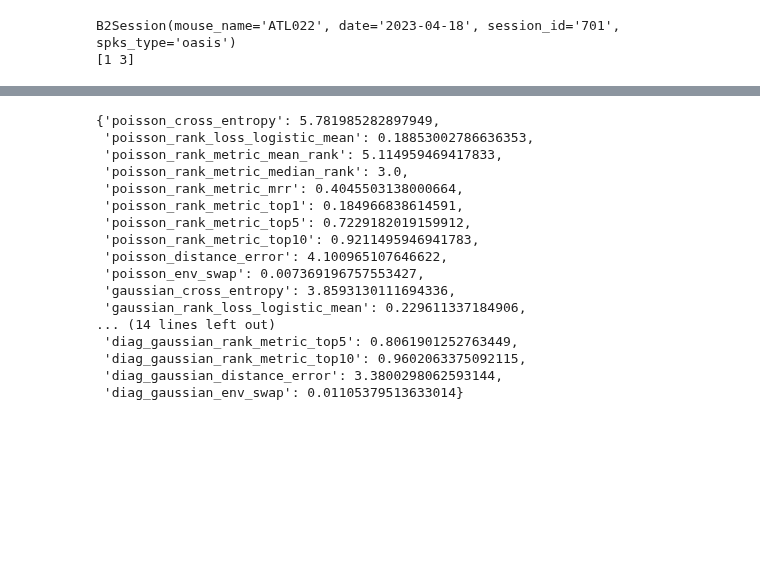
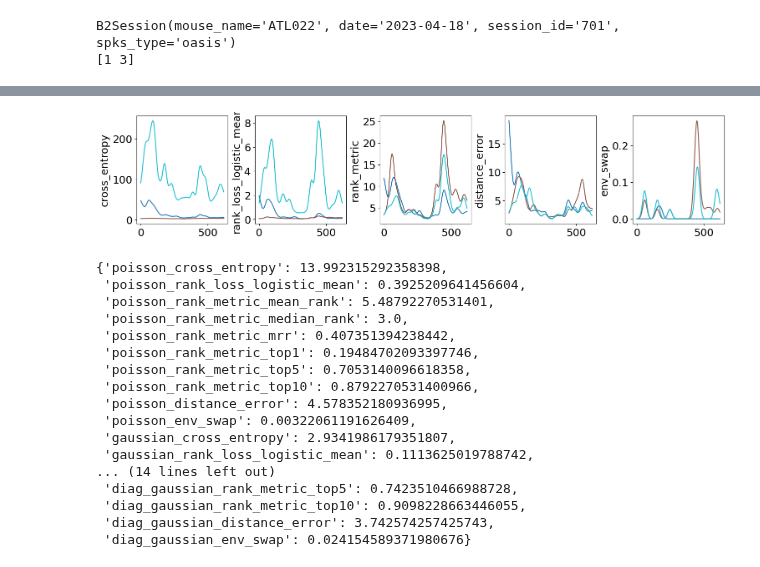
Before and after one commit to landoskape/vrAnalysis, a Jupyter notebook: dimensionality_manuscript/locprediction.ipynb, the cells around one changed output, grey strips where cells are left out. Saved outputs shown, nothing was run; the diff lists cells and outputs as text; code cells hidden in the pictures; blank space fills up the shorter version.

```diff
--- a/dimensionality_manuscript/locprediction.ipynb
+++ b/dimensionality_manuscript/locprediction.ipynb
@@ -40,7 +41,11 @@ session = session_iterable[isession]
 print(session)
 print(session.environments)
 
-results = cfg.process(session, registry)
+# results = cfg.process(session, registry)
+fit = cfg.fit(session, registry)
+hyperparameters = cfg.optimize(session, registry, fit)
+score_null = cfg.score(session, registry, fit, hyperparameters=None)
+score = cfg.score(session, registry, fit, hyperparameters=hyperparameters)
 # %% [output]
 B2Session(mouse_name='ATL022', date='2023-04-18', session_id='701', spks_type='oasis')
 [1 3]
@@ -51,20 +103,40 @@ dict_keys(['likelihood_matrix', 'loss_trajectory', 'loss_scalar', 'true_position
+# %%
+# Get m
+num_loss = len(cfg.loss_methods)
+num_ll = len(cfg.likelihood_methods)
+colors = plt.colormaps["tab10"](np.linspace(0, 1, num_ll))
+
+plt.close("all")
+fig, ax = plt.subplots(1, num_loss, figsize=(3 * num_loss, 3), layout="constrained")
+for iloss, loss_method in enumerate(cfg.loss_methods):
+    for ill, ll_method in enumerate(cfg.likelihood_methods):
+        ckey = f"{ll_method}_{loss_method}"
+        cval = results["loss_trajectory"][ckey]
+        xx = np.arange(len(cval))
+        fval = smooth(cval, xx, 11)
+        ax[iloss].plot(fval, color=colors[ill], label=ll_method)
+    ax[iloss].set_ylabel(loss_method)
+    # ax[iloss].legend()
+plt.show()
+# %% [output]
+[figure, added]
 # %%
 results["loss_scalar"]
 # %% [output]
-{'poisson_cross_entropy': 5.781985282897949,
- 'poisson_rank_loss_logistic_mean': 0.18853002786636353,
- 'poisson_rank_metric_mean_rank': 5.114959469417833,
+{'poisson_cross_entropy': 13.992315292358398,
+ 'poisson_rank_loss_logistic_mean': 0.3925209641456604,
+ 'poisson_rank_metric_mean_rank': 5.48792270531401,
  'poisson_rank_metric_median_rank': 3.0,
- 'poisson_rank_metric_mrr': 0.4045503138000664,
- 'poisson_rank_metric_top1': 0.184966838614591,
- 'poisson_rank_metric_top5': 0.7229182019159912,
- 'poisson_rank_metric_top10': 0.9211495946941783,
- 'poisson_distance_error': 4.100965107646622,
- 'poisson_env_swap': 0.007369196757553427,
- 'gaussian_cross_entropy': 3.8593130111694336,
- 'gaussian_rank_loss_logistic_mean': 0.229611337184906,
+ 'poisson_rank_metric_mrr': 0.407351394238442,
+ 'poisson_rank_metric_top1': 0.19484702093397746,
+ 'poisson_rank_metric_top5': 0.7053140096618358,
+ 'poisson_rank_metric_top10': 0.8792270531400966,
+ 'poisson_distance_error': 4.578352180936995,
+ 'poisson_env_swap': 0.00322061191626409,
+ 'gaussian_cross_entropy': 2.9341986179351807,
+ 'gaussian_rank_loss_logistic_mean': 0.1113625019788742,
 ... (14 lines left out)
- 'diag_gaussian_rank_metric_top5': 0.8061901252763449,
- 'diag_gaussian_rank_metric_top10': 0.9602063375092115,
- 'diag_gaussian_distance_error': 3.3800298062593144,
- 'diag_gaussian_env_swap': 0.01105379513633014}
+ 'diag_gaussian_rank_metric_top5': 0.7423510466988728,
+ 'diag_gaussian_rank_metric_top10': 0.9098228663446055,
+ 'diag_gaussian_distance_error': 3.742574257425743,
+ 'diag_gaussian_env_swap': 0.024154589371980676}
```
Also changed, not shown: parts of 4 cells of this notebook, 4 other files.
